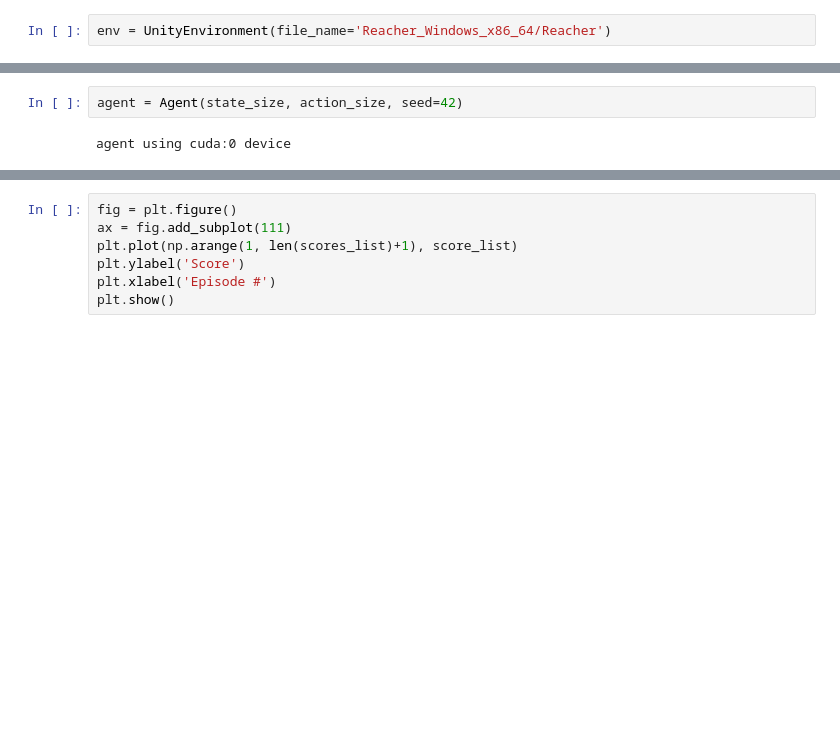
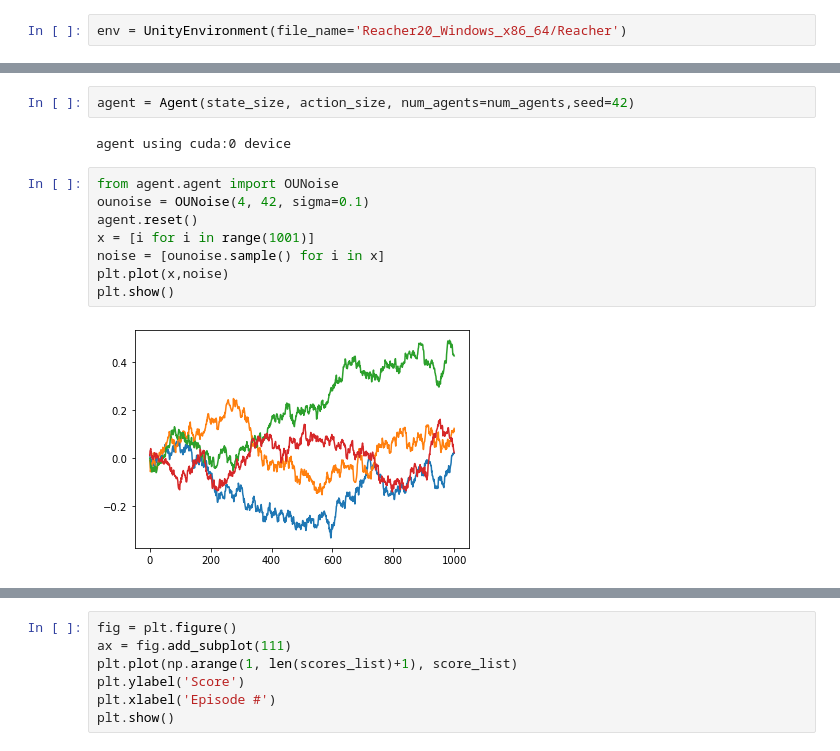
Before and after one commit to mateoneira/DRL_continuous_control, a Jupyter notebook: continuous_control.ipynb, the cells around one changed output, grey strips where cells are left out. Cells and saved outputs as stored; diff of their text form; blank space fills up the shorter version.

```diff
--- a/continuous_control.ipynb
+++ b/continuous_control.ipynb
@@ -15,7 +15,7 @@ from collections import deque
 import matplotlib.pyplot as plt
 %matplotlib inline
 # %%
-env = UnityEnvironment(file_name='Reacher_Windows_x86_64/Reacher')
+env = UnityEnvironment(file_name='Reacher20_Windows_x86_64/Reacher')
 # %% [output]
 INFO:unityagents:
 'Academy' started successfully!
@@ -70,6 +70,16 @@ The state for the first agent looks like: [ 0.00000000e+00 -4.00000000e+00  0.00
  -1.68164849e-01]
 # %%
-agent = Agent(state_size, action_size, seed=42)
+agent = Agent(state_size, action_size, num_agents=num_agents,seed=42)
 # %% [output]
 agent using cuda:0 device
+# %%
+from agent.agent import OUNoise
+ounoise = OUNoise(4, 42, sigma=0.1)
+agent.reset()
+x = [i for i in range(1001)]
+noise = [ounoise.sample() for i in x]
+plt.plot(x,noise)
+plt.show()
+# %% [output]
+[figure, added]
 # %%
```
Also changed, not shown: parts of 8 cells of this notebook, 1 other file.
